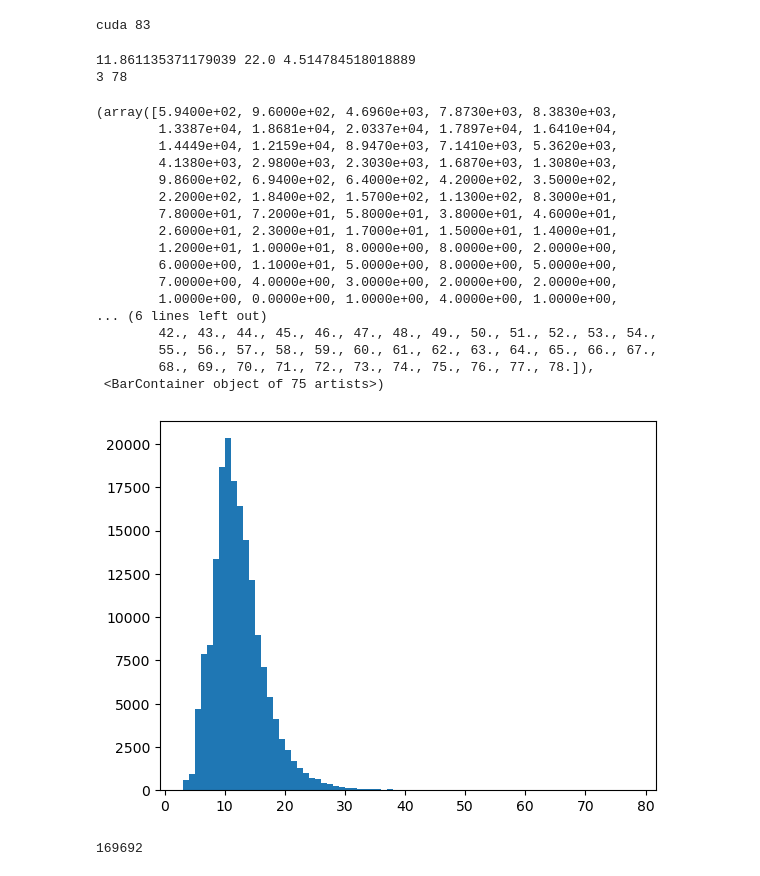
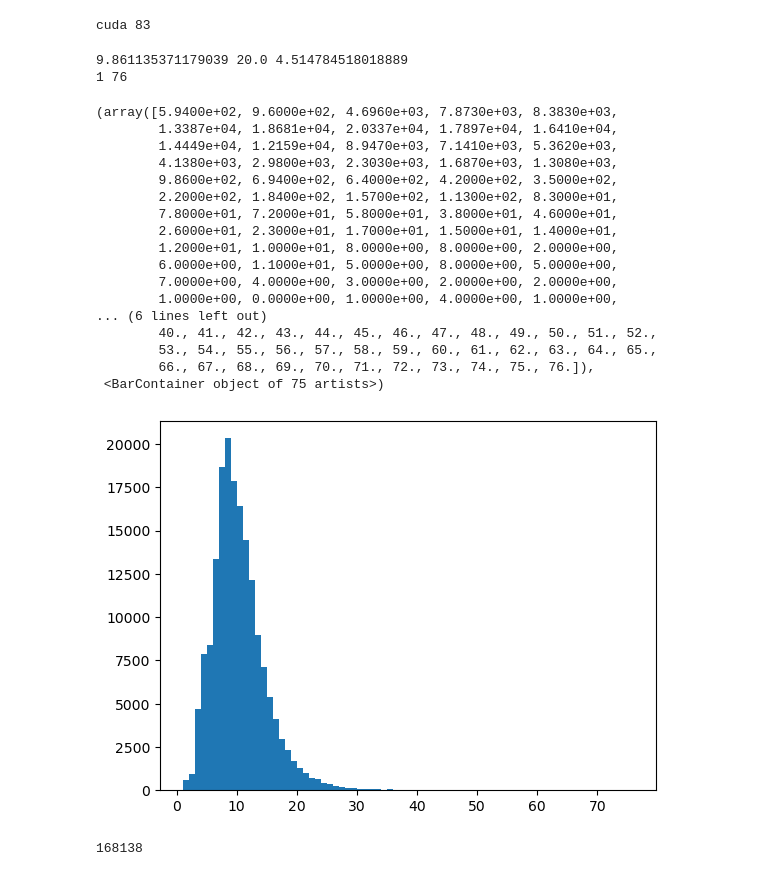
Before and after one commit to TheRealAnonymous008/ML-Playground, a Jupyter notebook: ChaosLang/language-eda.ipynb, the cells around one changed output. Cells and saved outputs as stored; diff of their text form; code cells hidden in the pictures.

```diff
--- a/ChaosLang/language-eda.ipynb
+++ b/ChaosLang/language-eda.ipynb
@@ -59,8 +56,8 @@ symbols = final_symbols
 # %%
 # Remove entries with rare symbols from the dataset
 final_list = []
-for p in pronunciation_list:
-    x : str = p
+for index, row in loaded_df.iterrows():
+    x : str = str(row["pronunciation"])
     banned = False
     for rare in rare_symbols:
         if x.find(rare) >= 0:
@@ -68,9 +65,12 @@ for p in pronunciation_list:
             break
 
     if not banned:
-        final_list.append(x)
+        final_list.append(row)
+
+
+df = pd.DataFrame(final_list)
 # %%
-pronunciation_list = final_list
+pronunciation_list = df
 print(len(pronunciation_list))
 # %% [output]
 174040
@@ -155,42 +122,44 @@ print(device, len(vocab))
 cuda 83
 # %%
 dataset = []
-for p in pronunciation_list:
-    tok = pronunciation_tokenizer.encode(p)
+for i, p in pronunciation_list.iterrows():
+    pronunciation = str(p["pronunciation"])
+    tok = pronunciation_tokenizer.encode(pronunciation)
     row = []
     for t in tok.ids:
         row.append(t)
         # dataset.append(row.copy())
-    dataset.append(row)
+    dataset.append(p)
+dataset = pd.DataFrame(dataset)
 # %%
 lengths = []
-for i in dataset:
-    lengths.append(len(i))
+for i, row in dataset.iterrows():
+    lengths.append(len(str(row["pronunciation"])))
 
 print(np.mean(lengths), np.quantile(lengths, 0.975), np.std(lengths))
 print(np.min(lengths), np.max(lengths))
 plt.hist(lengths, np.max(lengths) - np.min(lengths))
 # %% [output]
-11.861135371179039 22.0 4.514784518018889
-3 78
+9.861135371179039 20.0 4.514784518018889
+1 76
 (array([5.9400e+02, 9.6000e+02, 4.6960e+03, 7.8730e+03, 8.3830e+03,
         1.3387e+04, 1.8681e+04, 2.0337e+04, 1.7897e+04, 1.6410e+04,
         1.4449e+04, 1.2159e+04, 8.9470e+03, 7.1410e+03, 5.3620e+03,
         4.1380e+03, 2.9800e+03, 2.3030e+03, 1.6870e+03, 1.3080e+03,
         9.8600e+02, 6.9400e+02, 6.4000e+02, 4.2000e+02, 3.5000e+02,
         2.2000e+02, 1.8400e+02, 1.5700e+02, 1.1300e+02, 8.3000e+01,
         7.8000e+01, 7.2000e+01, 5.8000e+01, 3.8000e+01, 4.6000e+01,
         2.6000e+01, 2.3000e+01, 1.7000e+01, 1.5000e+01, 1.4000e+01,
         1.2000e+01, 1.0000e+01, 8.0000e+00, 8.0000e+00, 2.0000e+00,
         6.0000e+00, 1.1000e+01, 5.0000e+00, 8.0000e+00, 5.0000e+00,
         7.0000e+00, 4.0000e+00, 3.0000e+00, 2.0000e+00, 2.0000e+00,
         1.0000e+00, 0.0000e+00, 1.0000e+00, 4.0000e+00, 1.0000e+00,
 ... (6 lines left out)
-        42., 43., 44., 45., 46., 47., 48., 49., 50., 51., 52., 53., 54.,
-        55., 56., 57., 58., 59., 60., 61., 62., 63., 64., 65., 66., 67.,
-        68., 69., 70., 71., 72., 73., 74., 75., 76., 77., 78.]),
+        40., 41., 42., 43., 44., 45., 46., 47., 48., 49., 50., 51., 52.,
+        53., 54., 55., 56., 57., 58., 59., 60., 61., 62., 63., 64., 65.,
+        66., 67., 68., 69., 70., 71., 72., 73., 74., 75., 76.]),
  <BarContainer object of 75 artists>)
-[figure, old version]
+[figure, new version]
 # %%
 # Remove any outliers
 min_thresh = 3
@@ -198,14 +167,15 @@ max_thresh = np.quantile(lengths, 0.975)
 
 work_set = []
 
-for p in dataset:
+for i, row in dataset.iterrows():
+    p = str(row["pronunciation"])
     if len(p) >= min_thresh and len(p) <= max_thresh:
-        work_set.append(p)
+        work_set.append(row)
 
-dataset = work_set
+dataset = pd.DataFrame(work_set)
 
 print(len(dataset))
 # %% [output]
-169692
+168138
 # %%
 lengths = []
```
Also changed, not shown: parts of 15 cells of this notebook, 13 other files.
